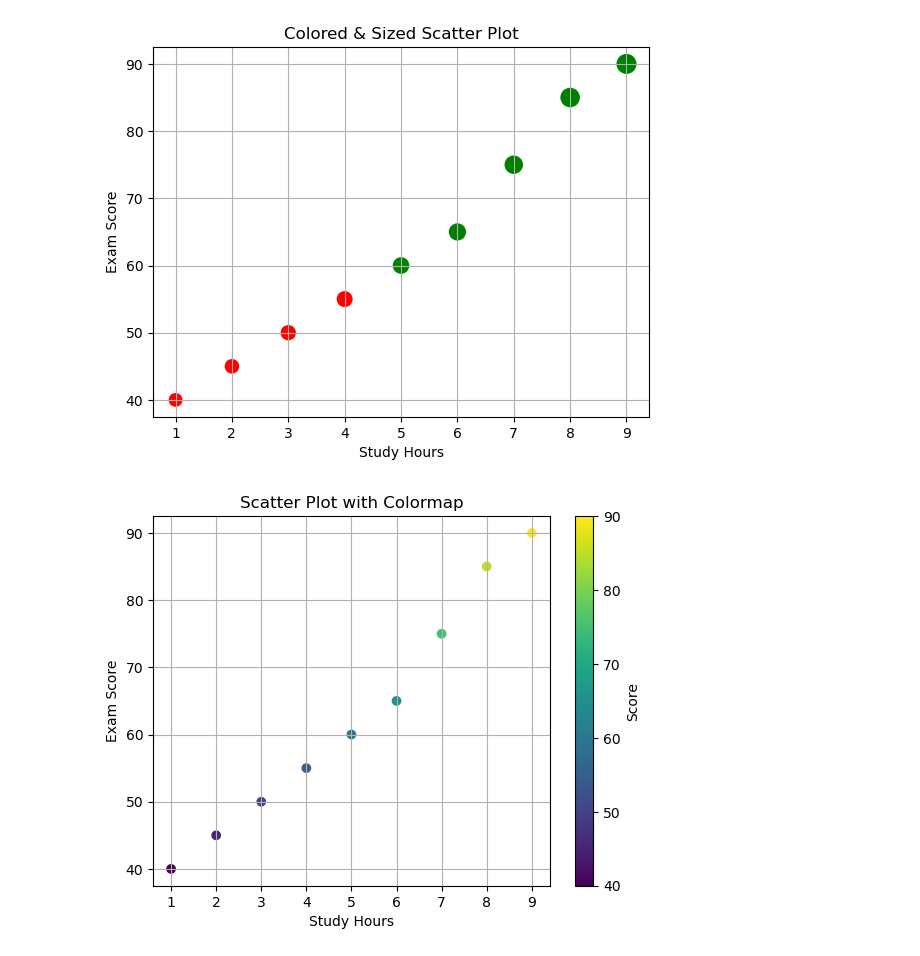
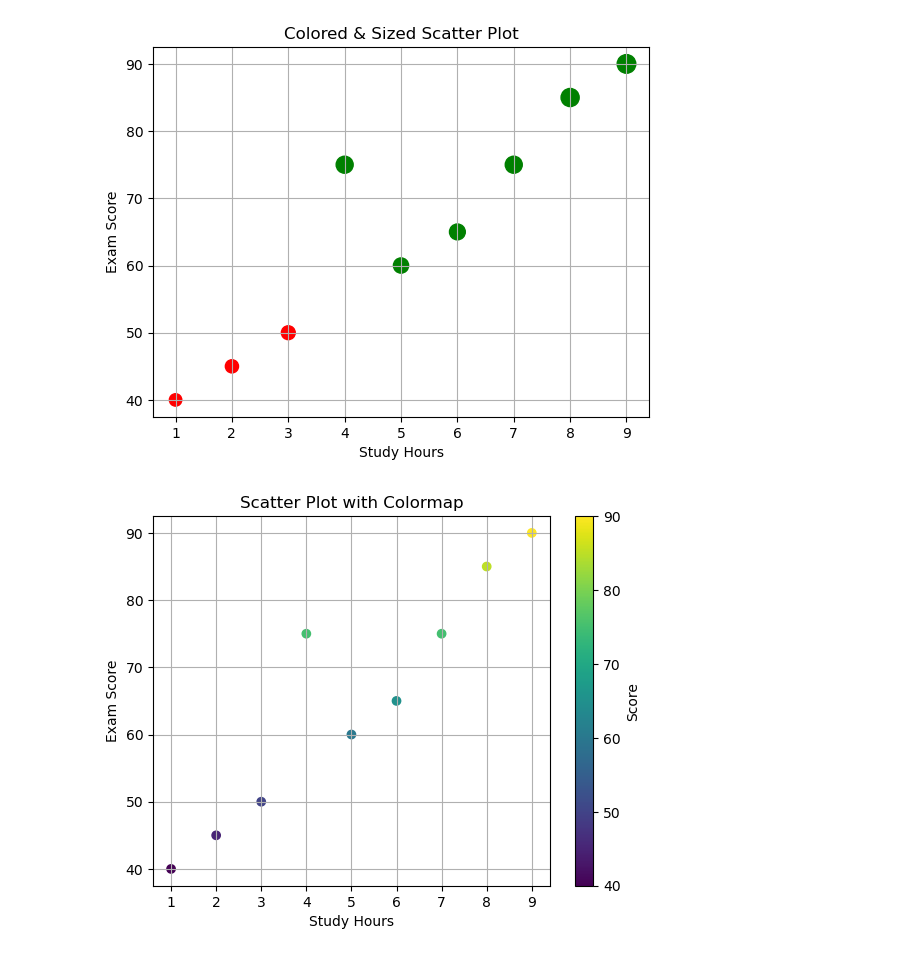
Before and after one commit to piyush332020/jupyter_notebook, a Jupyter notebook: matplotlib/scatterplot.ipynb, the cells around one changed output. Saved outputs shown, nothing was run; the diff lists cells and outputs as text; code cells hidden in the pictures.

Commit message:
Auto-sync: scatterplot.ipynb

```diff
--- a/matplotlib/scatterplot.ipynb
+++ b/matplotlib/scatterplot.ipynb
@@ -1,24 +1,24 @@
 # %%
 import matplotlib.pyplot as plt
 
 study_hours = [1, 2, 3, 4, 5, 6, 7, 8, 9]
-exam_scores = [40, 45, 50, 55, 60, 65, 75, 85, 90]
+exam_scores = [40, 45, 50, 75, 60, 65, 75, 85, 90]
 
 # Size of points based on score (bigger score -> bigger point)
 colors = ['red' if score < 60 else 'green' for score in exam_scores]
 sizes = [score * 2 for score in exam_scores]
 
 plt.scatter(study_hours, exam_scores, s=sizes, c=colors)
 plt.title('Colored & Sized Scatter Plot')
 plt.xlabel('Study Hours')
 plt.ylabel('Exam Score')
 plt.grid(True)
 plt.show()
 # %% [output]
-[figure, old version]
+[figure, new version]
 # %%
 import numpy as np
-
+with
 # Also works with Numpy Arrays
 scores_normalized = np.array(exam_scores)
 
@@ -30,4 +30,4 @@ plt.ylabel('Exam Score')
 plt.grid(True)
 plt.show()
 # %% [output]
-[figure, old version]
+[figure, new version]
```
